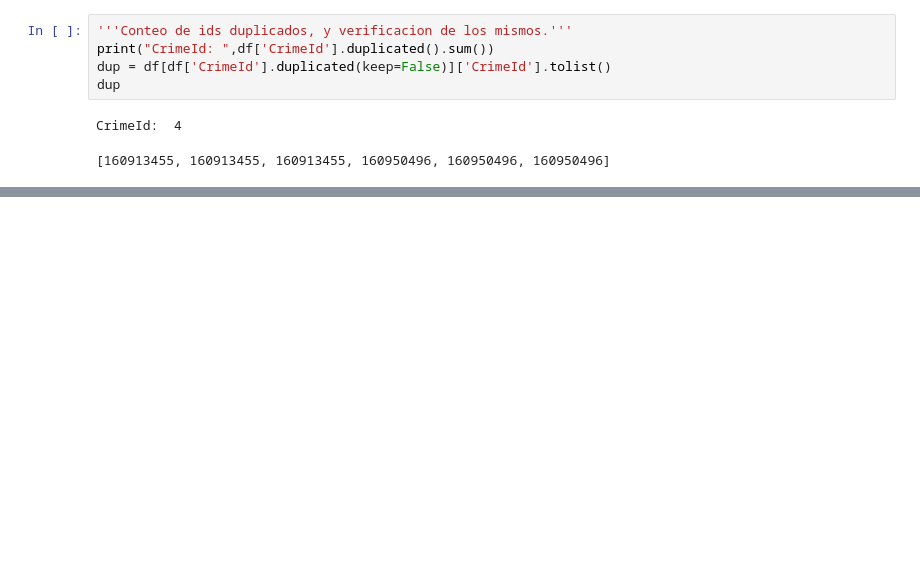
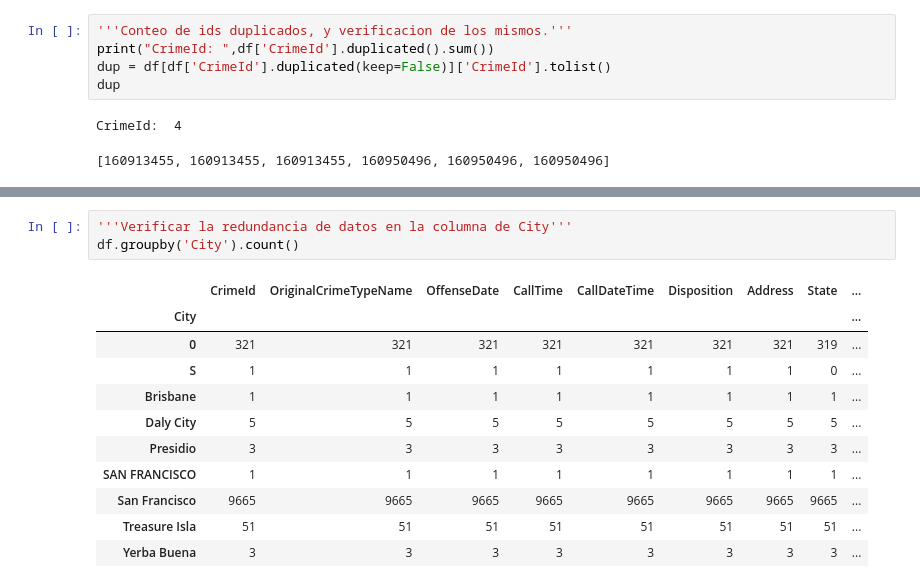
Before and after one commit to xagranda99/lab2U2, a Jupyter notebook: [NRC_6292]_XavierGranda_La2Unidad2.ipynb, the cells around one changed output, grey strips where cells are left out. Drawn from its saved outputs; the diff is of its cells as text; blank space fills up the shorter version.

```diff
--- a/[NRC_6292]_XavierGranda_La2Unidad2.ipynb
+++ b/[NRC_6292]_XavierGranda_La2Unidad2.ipynb
@@ -87,0 +116,15 @@ CrimeId:  4
+# %%
+'''Verificar la redundancia de datos en la columna de City'''
+df.groupby('City').count()
+# %% [output]
+|  | CrimeId | OriginalCrimeTypeName | OffenseDate | CallTime | CallDateTime | Disposition | Address | State | ... |
+| City |  |  |  |  |  |  |  |  | ... |
+| 0 | 321 | 321 | 321 | 321 | 321 | 321 | 321 | 319 | ... |
+| S | 1 | 1 | 1 | 1 | 1 | 1 | 1 | 0 | ... |
+| Brisbane | 1 | 1 | 1 | 1 | 1 | 1 | 1 | 1 | ... |
+| Daly City | 5 | 5 | 5 | 5 | 5 | 5 | 5 | 5 | ... |
+| Presidio | 3 | 3 | 3 | 3 | 3 | 3 | 3 | 3 | ... |
+| SAN FRANCISCO | 1 | 1 | 1 | 1 | 1 | 1 | 1 | 1 | ... |
+| San Francisco | 9665 | 9665 | 9665 | 9665 | 9665 | 9665 | 9665 | 9665 | ... |
+| Treasure Isla | 51 | 51 | 51 | 51 | 51 | 51 | 51 | 51 | ... |
+| Yerba Buena | 3 | 3 | 3 | 3 | 3 | 3 | 3 | 3 | ... |
```
Also changed, not shown: parts of 12 cells of this notebook.
